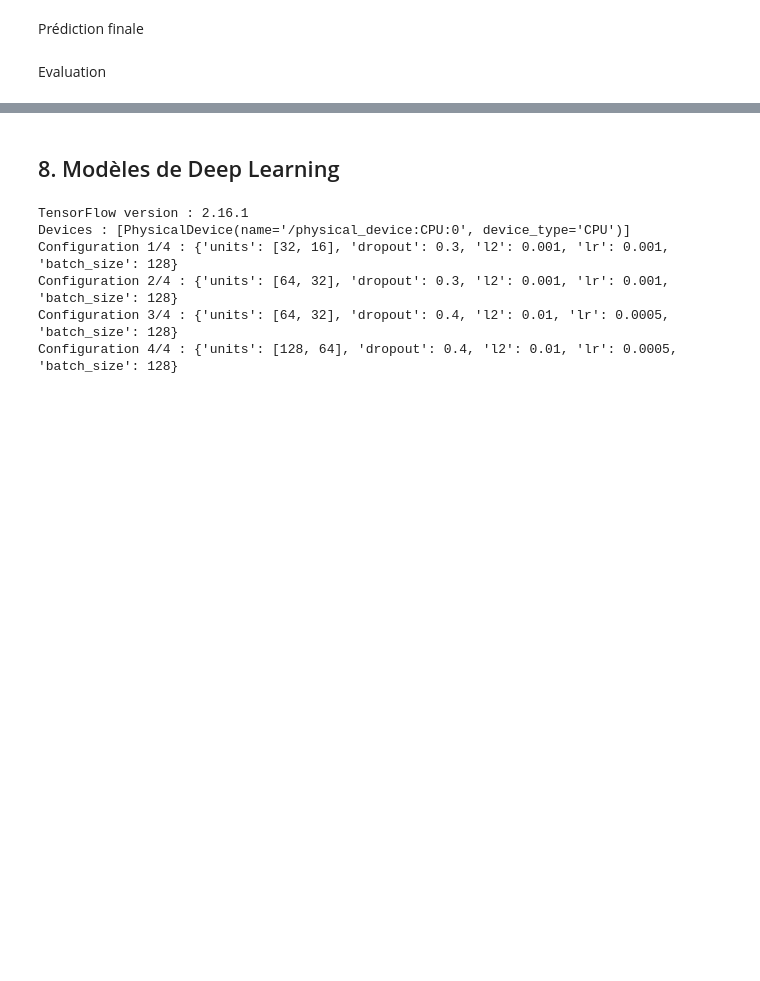
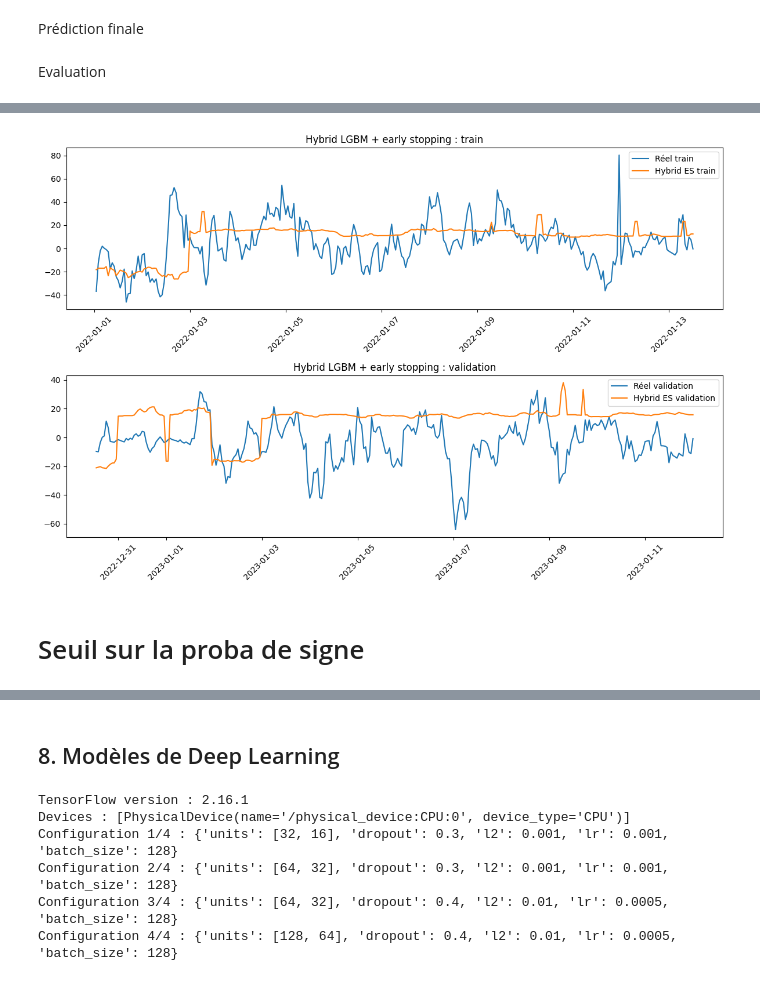
Before and after one commit to Lisabenkhaled/Machine-Learning, a Jupyter notebook: Machine_learning.ipynb, the cells around one changed output, grey strips where cells are left out. Saved outputs shown, nothing was run; the diff lists cells and outputs as text; code cells hidden in the pictures; blank space fills up the shorter version.

```diff
--- a/Machine_learning.ipynb
+++ b/Machine_learning.ipynb
@@ -2715,0 +3062,12 @@ NameError: name 'LGBMClassifier' is not defined
+# %%
+sign_model_es, prep_sign_es = train_sign_model_es(train_df, valid_df)
+amp_model_es, prep_amp_es = train_amplitude_model_es(train_df, valid_df)
+
+hybrid_pred_es = predict_hybrid(valid_df, sign_model_es, amp_model_es, prep_sign_es, prep_amp_es)
+
+hybrid_metrics_es = regression_metrics(
+    valid_df[TARGET_COL].to_numpy(dtype=float),
+    hybrid_pred_es[TARGET_COL].to_numpy(dtype=float)
+)
+
+display(hybrid_metrics_es.to_frame(name="Hybrid LGBM + early stopping"))
@@ -2715,0 +3152,41 @@ NameError: name 'LGBMClassifier' is not defined
+# %%
+n_plot = 300
+
+fig, axes = plt.subplots(2, 1, figsize=(12, 8))
+
+# Train
+axes[0].plot(
+    train_df[TIME_COL].iloc[:n_plot],
+    train_df[TARGET_COL].iloc[:n_plot],
+    label="Réel train"
+)
+axes[0].plot(
+    hybrid_pred_train_es[TIME_COL].iloc[:n_plot],
+    hybrid_pred_train_es[TARGET_COL].iloc[:n_plot],
+    label="Hybrid ES train"
+)
+axes[0].set_title("Hybrid LGBM + early stopping : train")
+axes[0].legend()
+axes[0].tick_params(axis="x", rotation=45)
+
+# Validation
+axes[1].plot(
+    valid_df[TIME_COL].iloc[:n_plot],
+    valid_df[TARGET_COL].iloc[:n_plot],
+    label="Réel validation"
+)
+axes[1].plot(
+    hybrid_pred_valid_es[TIME_COL].iloc[:n_plot],
+    hybrid_pred_valid_es[TARGET_COL].iloc[:n_plot],
+    label="Hybrid ES validation"
+)
+axes[1].set_title("Hybrid LGBM + early stopping : validation")
+axes[1].legend()
+axes[1].tick_params(axis="x", rotation=45)
+
+plt.tight_layout()
+plt.show()
+# %% [output]
+[figure, added]
+# %% [markdown]
+# Seuil sur la proba de signe
```
Also changed, not shown: parts of 45 cells of this notebook.
